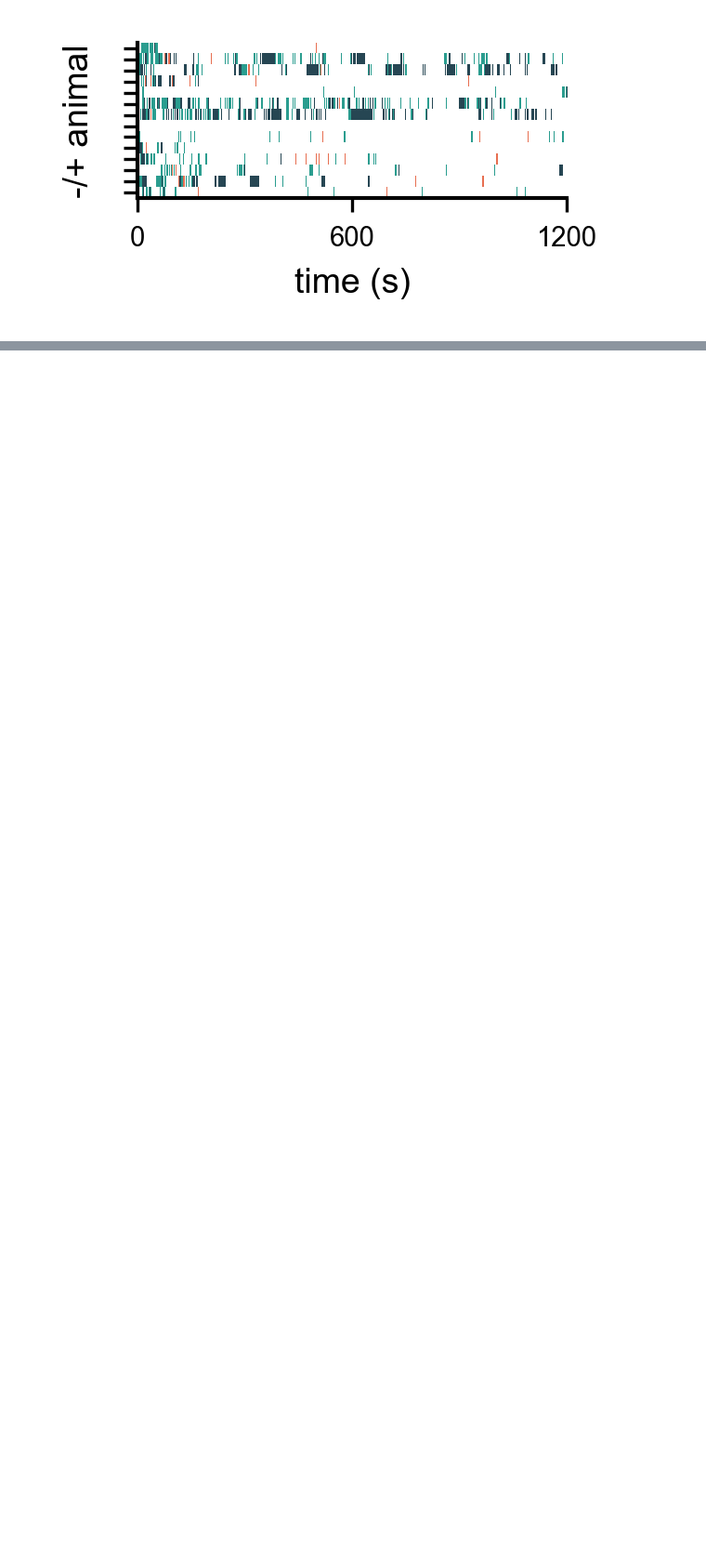
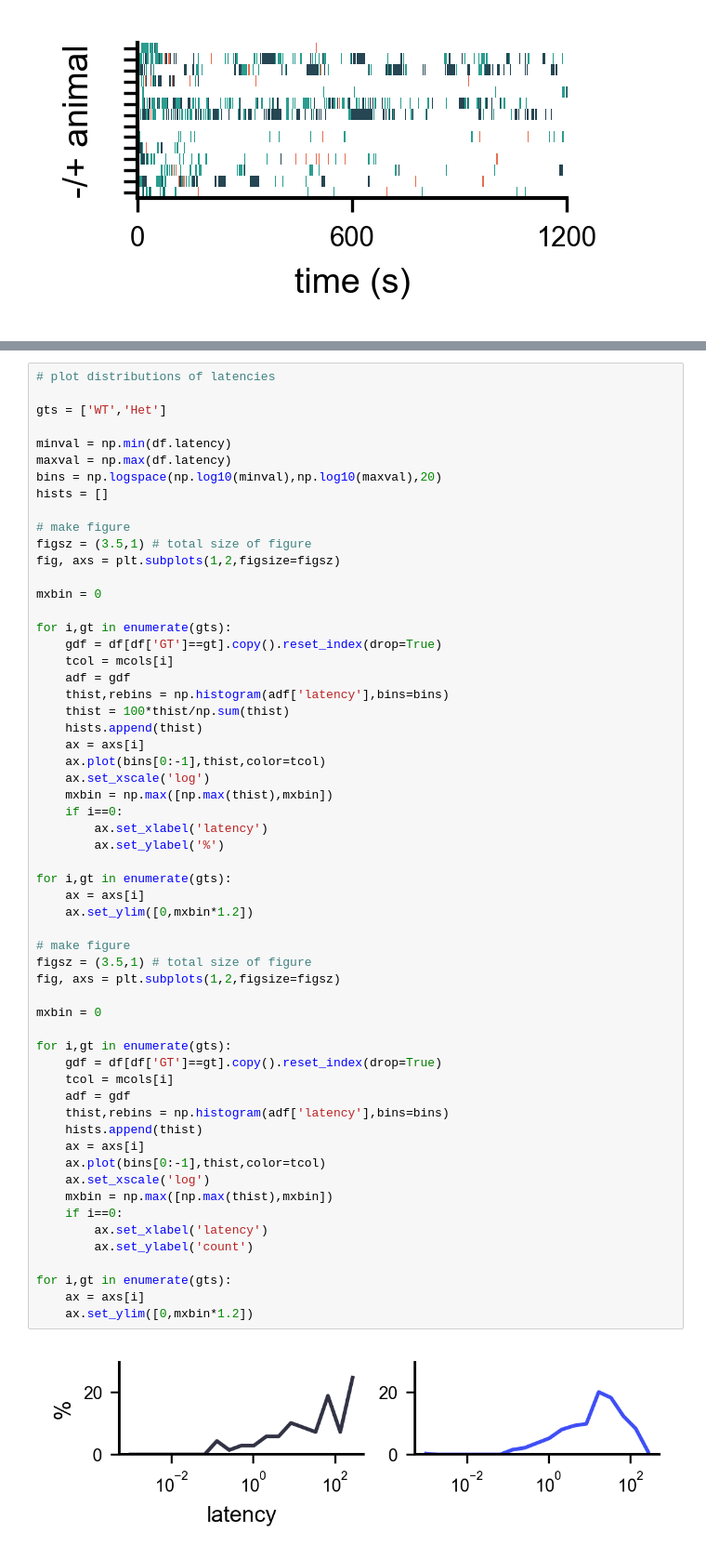
Before and after one commit to nhoglen/scn2a-paper-GWJSNH-code, a Jupyter notebook: sociality_assays/20260325_scratch_huddle-duration-distributions-compare-assays.ipynb, the cells around one changed output, grey strips where cells are left out. Shown at 93% size. Cells and saved outputs as stored; diff of their text form; blank space fills up the shorter version.

```diff
--- a/sociality_assays/20260325_scratch_huddle-duration-distributions-compare-assays.ipynb
+++ b/sociality_assays/20260325_scratch_huddle-duration-distributions-compare-assays.ipynb
@@ -1118,0 +1131,60 @@ ValueError: all the input array dimensions except for the concatenation axis mus
+# %%
+# plot distributions of latencies
+
+gts = ['WT','Het']
+
+minval = np.min(df.latency)
+maxval = np.max(df.latency)
+bins = np.logspace(np.log10(minval),np.log10(maxval),20)
+hists = []
+
+# make figure
+figsz = (3.5,1) # total size of figure
+fig, axs = plt.subplots(1,2,figsize=figsz)
+
+mxbin = 0
+
+for i,gt in enumerate(gts):
+    gdf = df[df['GT']==gt].copy().reset_index(drop=True)
+    tcol = mcols[i]
+    adf = gdf
+    thist,rebins = np.histogram(adf['latency'],bins=bins)
+    thist = 100*thist/np.sum(thist)
+    hists.append(thist)
+    ax = axs[i]
+    ax.plot(bins[0:-1],thist,color=tcol)
+    ax.set_xscale('log')
+    mxbin = np.max([np.max(thist),mxbin])
+    if i==0:
+        ax.set_xlabel('latency')
+        ax.set_ylabel('%')
+
+for i,gt in enumerate(gts):
+    ax = axs[i]
+    ax.set_ylim([0,mxbin*1.2])
+
+# make figure
+figsz = (3.5,1) # total size of figure
+fig, axs = plt.subplots(1,2,figsize=figsz)
+
+mxbin = 0
+
+for i,gt in enumerate(gts):
+    gdf = df[df['GT']==gt].copy().reset_index(drop=True)
+    tcol = mcols[i]
+    adf = gdf
+    thist,rebins = np.histogram(adf['latency'],bins=bins)
+    hists.append(thist)
+    ax = axs[i]
+    ax.plot(bins[0:-1],thist,color=tcol)
+    ax.set_xscale('log')
+    mxbin = np.max([np.max(thist),mxbin])
+    if i==0:
+        ax.set_xlabel('latency')
+        ax.set_ylabel('count')
+
+for i,gt in enumerate(gts):
+    ax = axs[i]
+    ax.set_ylim([0,mxbin*1.2])
+# %% [output]
+[figure, added]
```
Also changed, not shown: parts of 15 cells of this notebook, 4 other files.
